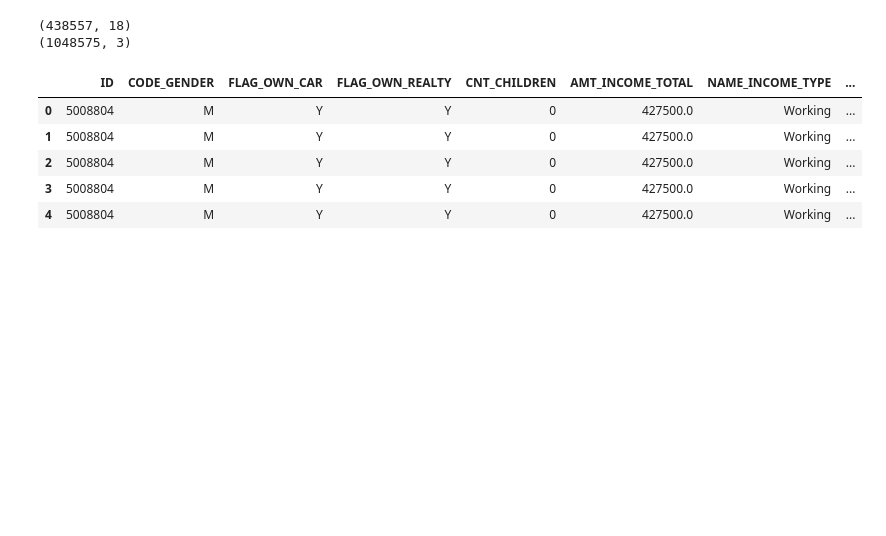
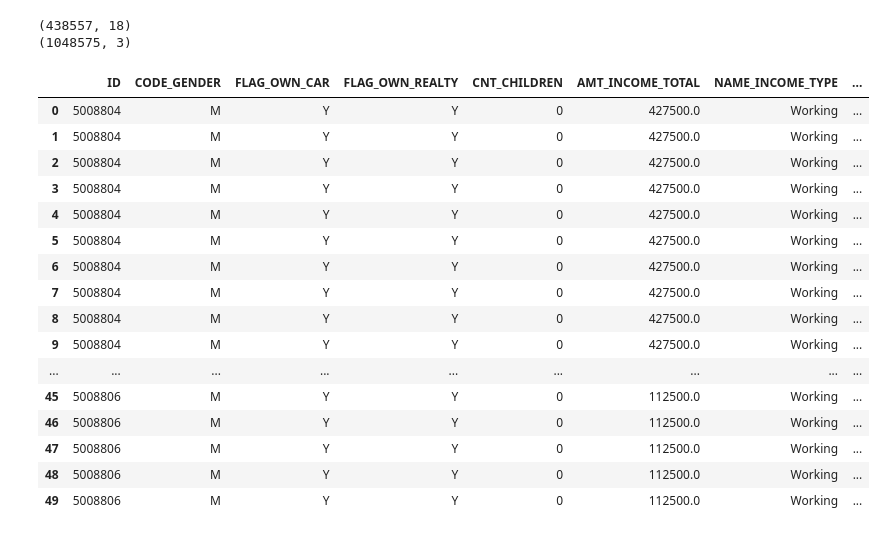
Before and after one commit to 1998-sys/Credit-Card-Approval, a Jupyter notebook: notebooks/credit_card_approval.ipynb, the cells around one changed output. Saved outputs shown, nothing was run; the diff lists cells and outputs as text; code cells hidden in the pictures; blank space fills up the shorter version.

```diff
--- a/notebooks/credit_card_approval.ipynb
+++ b/notebooks/credit_card_approval.ipynb
@@ -17,14 +17,25 @@ print(credit_card_status.shape)
 # junção do Dataframes
 df_credit_card = pd.merge(credit_card_atributes, credit_card_status, on='ID', how='left')
 # %%
-df_credit_card.head()
+df_credit_card.head(50)
 # %% [output]
 |  | ID | CODE_GENDER | FLAG_OWN_CAR | FLAG_OWN_REALTY | CNT_CHILDREN | AMT_INCOME_TOTAL | NAME_INCOME_TYPE | ... |
 | 0 | 5008804 | M | Y | Y | 0 | 427500.0 | Working | ... |
 | 1 | 5008804 | M | Y | Y | 0 | 427500.0 | Working | ... |
 | 2 | 5008804 | M | Y | Y | 0 | 427500.0 | Working | ... |
 | 3 | 5008804 | M | Y | Y | 0 | 427500.0 | Working | ... |
 | 4 | 5008804 | M | Y | Y | 0 | 427500.0 | Working | ... |
+| 5 | 5008804 | M | Y | Y | 0 | 427500.0 | Working | ... |
+| 6 | 5008804 | M | Y | Y | 0 | 427500.0 | Working | ... |
+| 7 | 5008804 | M | Y | Y | 0 | 427500.0 | Working | ... |
+| 8 | 5008804 | M | Y | Y | 0 | 427500.0 | Working | ... |
+| 9 | 5008804 | M | Y | Y | 0 | 427500.0 | Working | ... |
+| ... | ... | ... | ... | ... | ... | ... | ... | ... |
+| 45 | 5008806 | M | Y | Y | 0 | 112500.0 | Working | ... |
+| 46 | 5008806 | M | Y | Y | 0 | 112500.0 | Working | ... |
+| 47 | 5008806 | M | Y | Y | 0 | 112500.0 | Working | ... |
+| 48 | 5008806 | M | Y | Y | 0 | 112500.0 | Working | ... |
+| 49 | 5008806 | M | Y | Y | 0 | 112500.0 | Working | ... |
 # %% [markdown]
 # Dicionário de dados
 | Variável   | Tradução           | Descrição                                |
```
Also changed, not shown: parts of 3 cells of this notebook.
